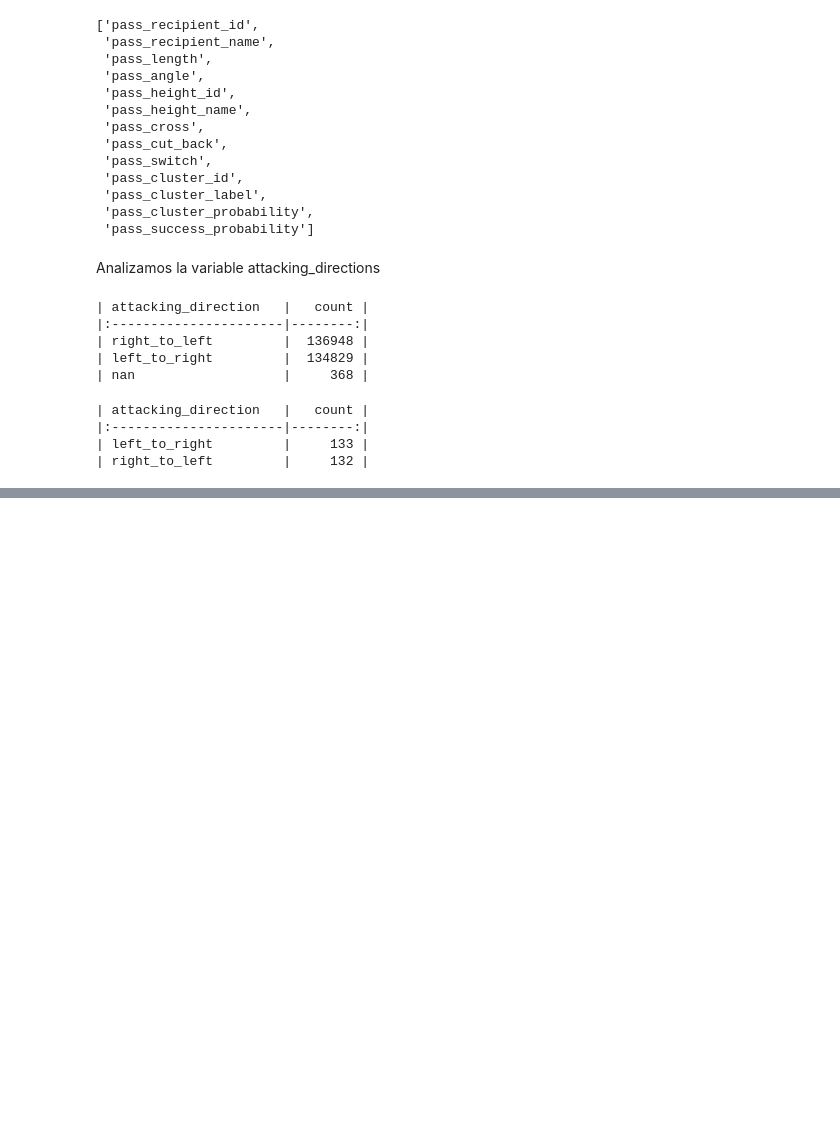
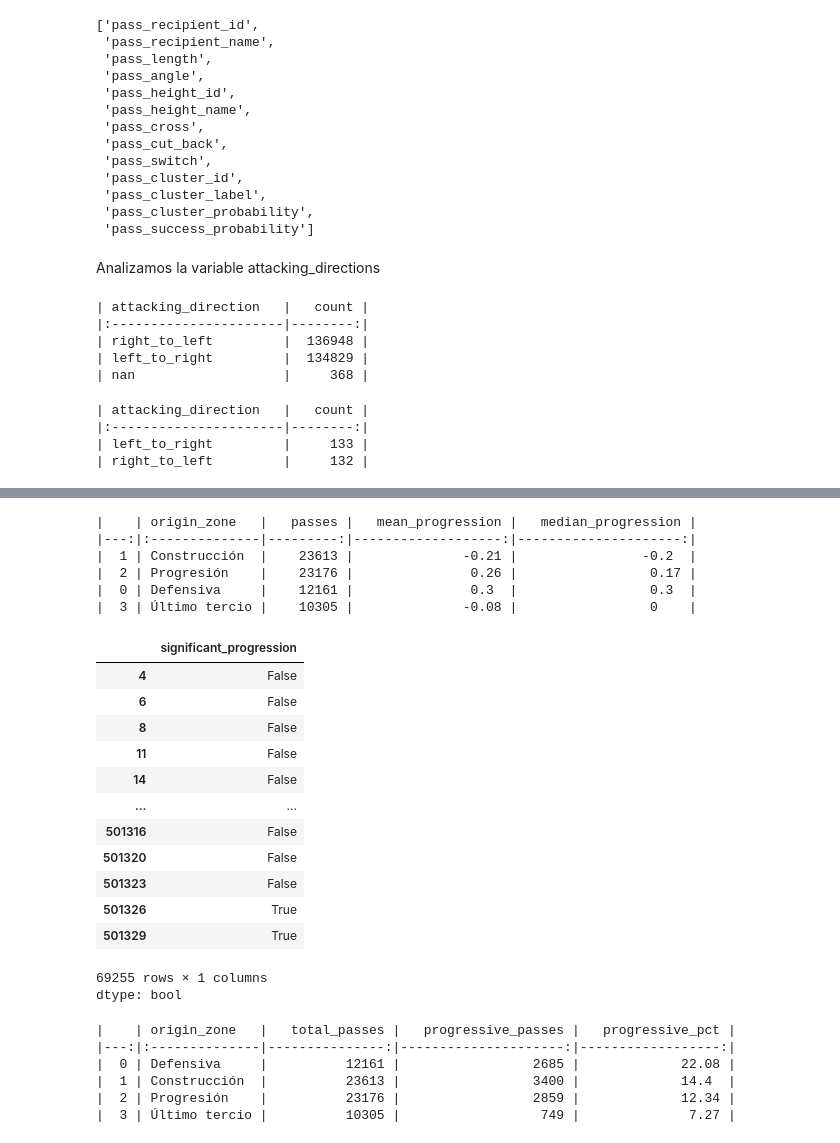
Before and after one commit to MiguelFigueroa02/ITAM_Sport_Lucho_FC, a Jupyter notebook: notebooks/01_data_exploration.ipynb, the cells around one changed output, grey strips where cells are left out. Saved outputs shown, nothing was run; the diff lists cells and outputs as text; code cells hidden in the pictures; blank space fills up the shorter version.

Commit message:
data: Pass progression analysis update to includes zones of the gamefield

```diff
--- a/notebooks/01_data_exploration.ipynb
+++ b/notebooks/01_data_exploration.ipynb
@@ -1232,0 +1333,7 @@ print(
+# %%
+passes_progression["progression_zone"] = pd.cut(
+    passes_progression["progression_x"],
+    bins=bins,
+    labels=labels,
+    include_lowest=True
+)
@@ -1232,0 +1376,16 @@ print(
+# %%
+bins_2 = [0, 30, 60, 90, 120]
+# %%
+labels_2 = [
+    "Defensiva",
+    "Construcción",
+    "Progresión",
+    "Último tercio"
+]
+# %%
+passes_progression["origin_zone"] = pd.cut(
+    passes_progression["location_x"],
+    bins=bins_2,
+    labels=labels_2,
+    include_lowest=True
+)
@@ -1232,0 +1403,30 @@ print(
+# %%
+print(zone_progression.round(2).sort_values(by='passes', ascending=False).to_markdown())
+# %% [output]
+|    | origin_zone   |   passes |   mean_progression |   median_progression |
+|---:|:--------------|---------:|-------------------:|---------------------:|
+|  1 | Construcción  |    23613 |              -0.21 |                -0.2  |
+|  2 | Progresión    |    23176 |               0.26 |                 0.17 |
+|  0 | Defensiva     |    12161 |               0.3  |                 0.3  |
+|  3 | Último tercio |    10305 |              -0.08 |                 0    |
+# %%
+passes_progression["significant_progression"] = (
+    passes_progression["progression_x"] >= 15
+)
+
+passes_progression["significant_progression"]
+# %% [output]
+|  | significant_progression |
+| 4 | False |
+| 6 | False |
+| 8 | False |
+| 11 | False |
+| 14 | False |
+| ... | ... |
+| 501316 | False |
+| 501320 | False |
+| 501323 | False |
+| 501326 | True |
+| 501329 | True |
+69255 rows × 1 columns
+dtype: bool
@@ -1232,0 +1449,9 @@ print(
+# %%
+print(significant_by_zone.round(2).to_markdown())
+# %% [output]
+|    | origin_zone   |   total_passes |   progressive_passes |   progressive_pct |
+|---:|:--------------|---------------:|---------------------:|------------------:|
+|  0 | Defensiva     |          12161 |                 2685 |             22.08 |
+|  1 | Construcción  |          23613 |                 3400 |             14.4  |
+|  2 | Progresión    |          23176 |                 2859 |             12.34 |
+|  3 | Último tercio |          10305 |                  749 |              7.27 |
```
Also changed, not shown: parts of 18 cells of this notebook.
